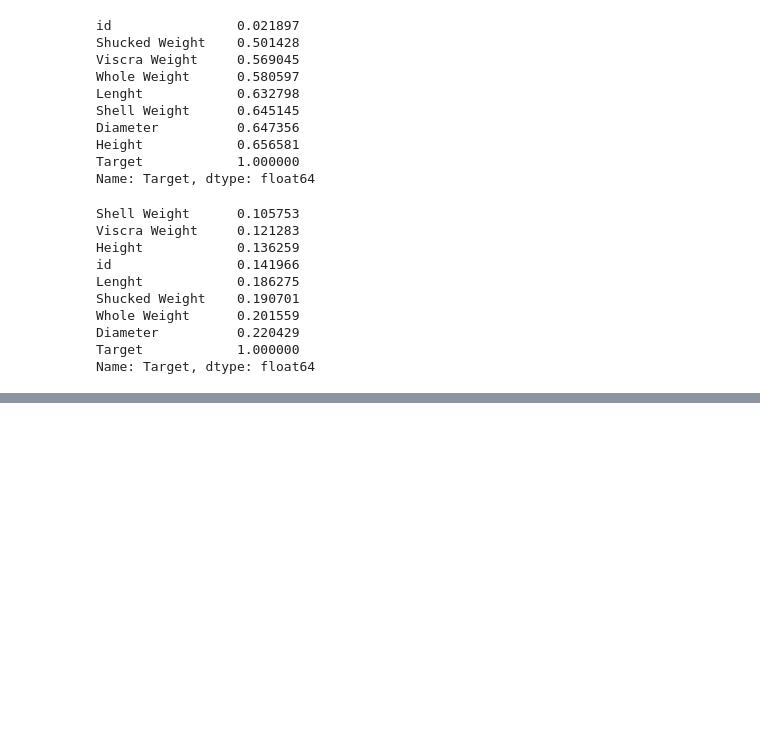
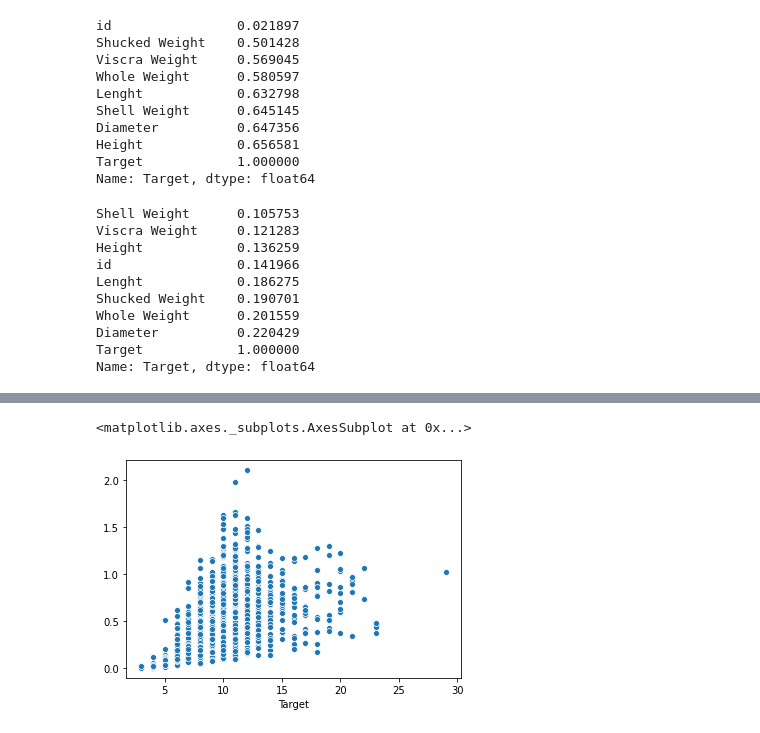
Before and after one commit to hanhyeseung/hshan, a Jupyter notebook: dacon/2022_abalone_age_estimation/01_eda.ipynb, the cells around one changed output, grey strips where cells are left out. Cells and saved outputs as stored; diff of their text form; code cells hidden in the pictures; blank space fills up the shorter version.

```diff
--- a/dacon/2022_abalone_age_estimation/01_eda.ipynb
+++ b/dacon/2022_abalone_age_estimation/01_eda.ipynb
@@ -180,0 +217,5 @@ Name: Target, dtype: float64
+# %%
+sns.scatterplot(x=raw_data['Target'], y=(raw_data['Shucked Weight'] + raw_data['Viscra Weight']))
+# %% [output]
+<matplotlib.axes._subplots.AxesSubplot at 0x...>
+[figure, added]
```
Also changed, not shown: parts of 8 cells of this notebook, 5 other files.
